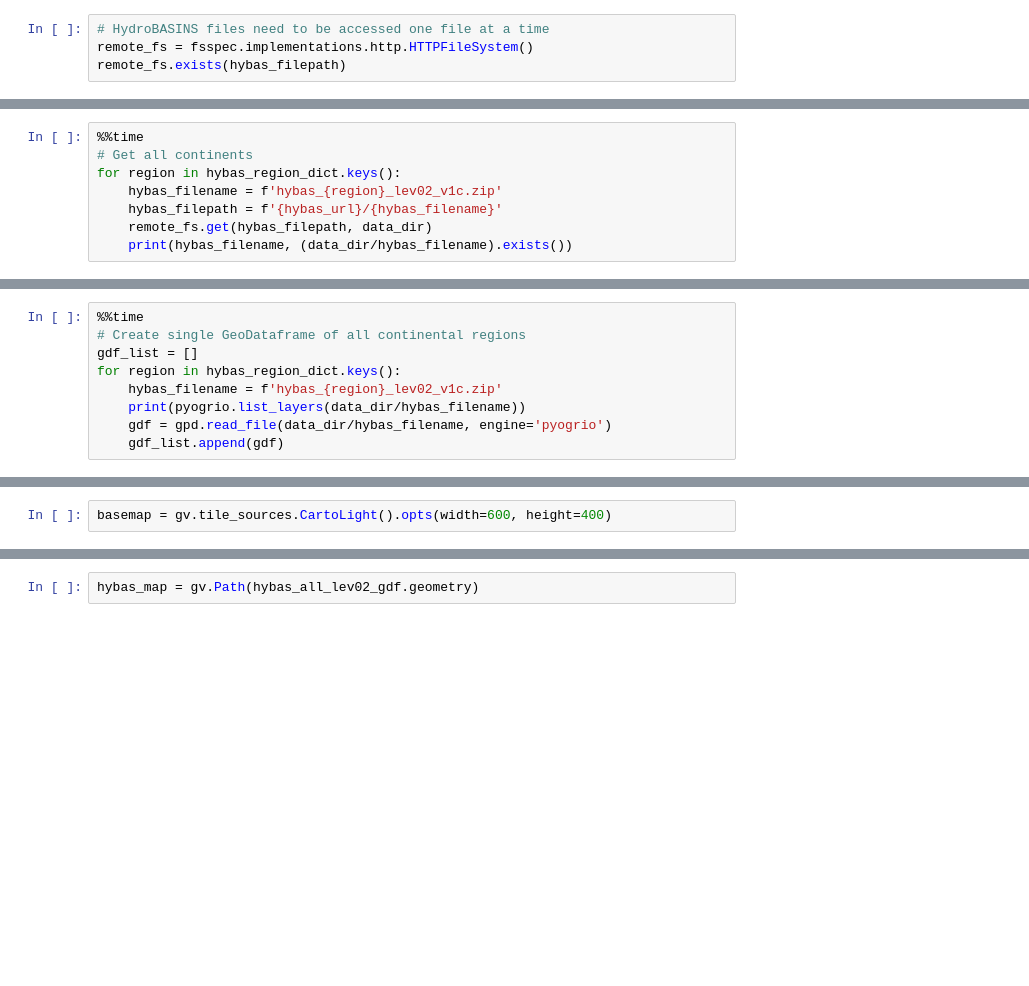
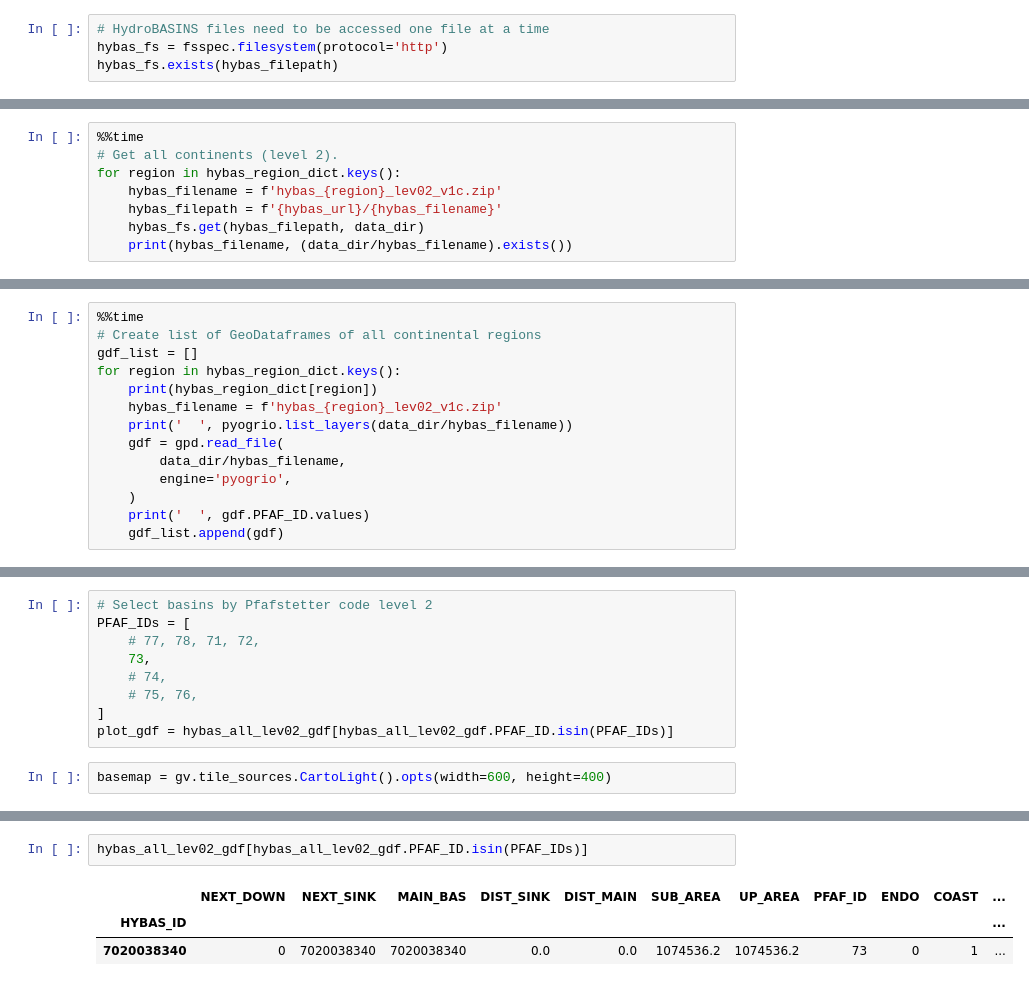
Before and after one commit to WikiWatershed/global-hydrography, a Jupyter notebook: examples/1_ExploreGetData.ipynb, the cells around one changed output, grey strips where cells are left out. Saved outputs shown, nothing was run; the diff lists cells and outputs as text; blank space fills up the shorter version.

```diff
--- a/examples/1_ExploreGetData.ipynb
+++ b/examples/1_ExploreGetData.ipynb
@@ -119,6 +139,6 @@ Path(hybas_filepath).name
 # %%
 # HydroBASINS files need to be accessed one file at a time
-remote_fs = fsspec.implementations.http.HTTPFileSystem()
-remote_fs.exists(hybas_filepath)
+hybas_fs = fsspec.filesystem(protocol='http')
+hybas_fs.exists(hybas_filepath)
 # %% [output]
 True
@@ -141,10 +175,10 @@ Wall time: 1.19 s
 # %%
 %%time
-# Get all continents
+# Get all continents (level 2).
 for region in hybas_region_dict.keys():
     hybas_filename = f'hybas_{region}_lev02_v1c.zip'
     hybas_filepath = f'{hybas_url}/{hybas_filename}'
-    remote_fs.get(hybas_filepath, data_dir)
+    hybas_fs.get(hybas_filepath, data_dir)
     print(hybas_filename, (data_dir/hybas_filename).exists())
 # %% [output]
 hybas_af_lev02_v1c.zip True
@@ -160,10 +194,15 @@ Wall time: 1.61 s
 # %%
 %%time
-# Create single GeoDataframe of all continental regions
+# Create list of GeoDataframes of all continental regions
 gdf_list = []
 for region in hybas_region_dict.keys():
+    print(hybas_region_dict[region])
     hybas_filename = f'hybas_{region}_lev02_v1c.zip'
-    print(pyogrio.list_layers(data_dir/hybas_filename))
-    gdf = gpd.read_file(data_dir/hybas_filename, engine='pyogrio')
+    print('  ', pyogrio.list_layers(data_dir/hybas_filename))
+    gdf = gpd.read_file(
+        data_dir/hybas_filename,
+        engine='pyogrio',
+    )
+    print('  ', gdf.PFAF_ID.values)
     gdf_list.append(gdf)
 # %% [output]
@@ -247,4 +296,13 @@ hybas_all_lev02_gdf.head()
 # %% [markdown]
 ## Plot
+# %%
+# Select basins by Pfafstetter code level 2
+PFAF_IDs = [
+    # 77, 78, 71, 72,
+    73,
+    # 74,
+    # 75, 76,
+]
+plot_gdf = hybas_all_lev02_gdf[hybas_all_lev02_gdf.PFAF_ID.isin(PFAF_IDs)]
 # %%
 basemap = gv.tile_sources.CartoLight().opts(width=600, height=400)
@@ -253,5 +313,9 @@ basemap
 # %% [output]
 [interactive output not drawn]
-# %%
-hybas_map = gv.Path(hybas_all_lev02_gdf.geometry)
+# %%
+hybas_all_lev02_gdf[hybas_all_lev02_gdf.PFAF_ID.isin(PFAF_IDs)]
+# %% [output]
+|  | NEXT_DOWN | NEXT_SINK | MAIN_BAS | DIST_SINK | DIST_MAIN | SUB_AREA | UP_AREA | PFAF_ID | ENDO | COAST | ... |
+| HYBAS_ID |  |  |  |  |  |  |  |  |  |  | ... |
+| 7020038340 | 0 | 7020038340 | 7020038340 | 0.0 | 0.0 | 1074536.2 | 1074536.2 | 73 | 0 | 1 | ... |
 # %% [markdown]
```
Also changed, not shown: parts of 90 cells of this notebook, 5 other files.
